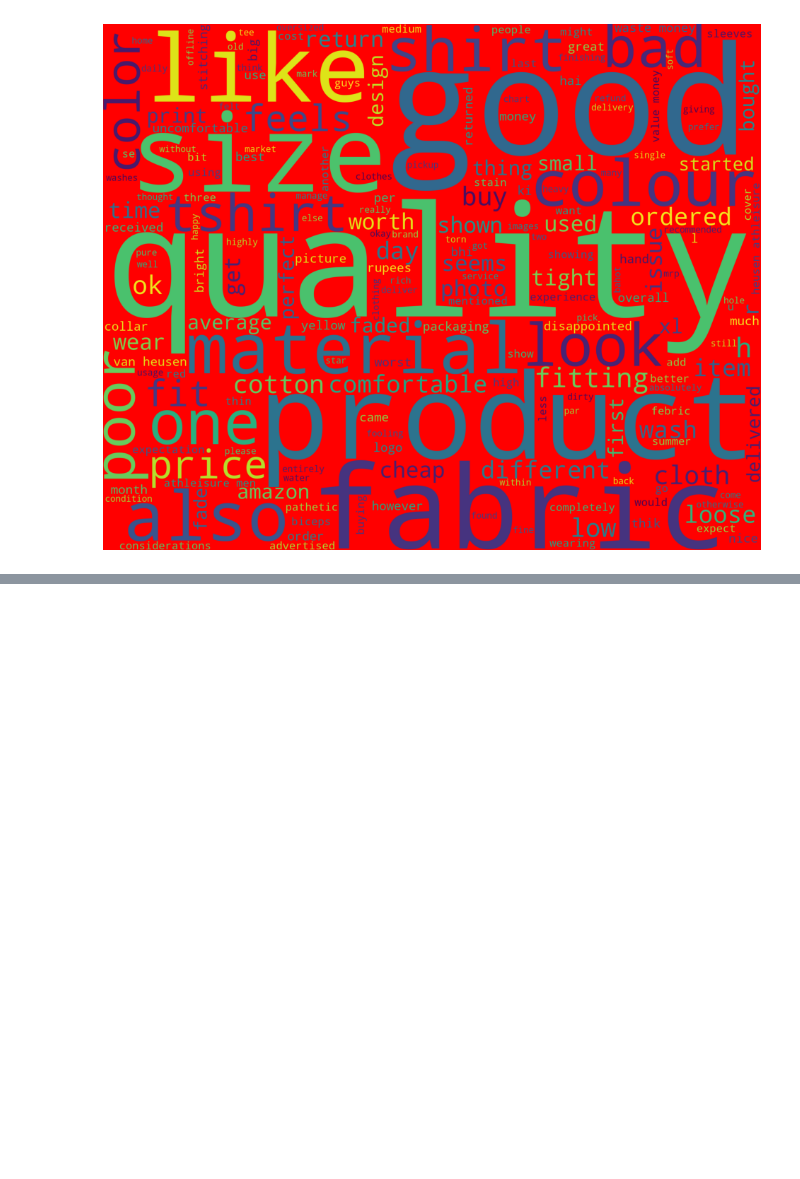
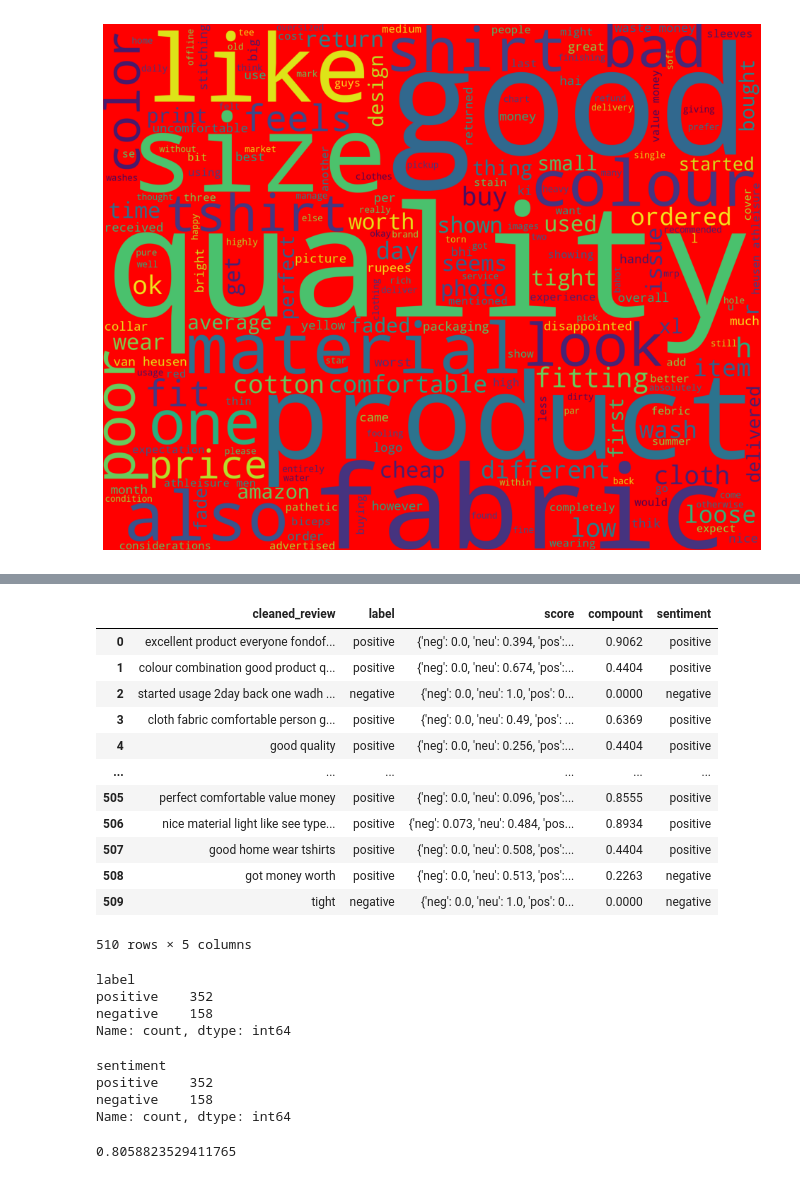
Before and after one commit to Prakash-Kani/Sentiment-Analysis-of-Amazon-Product-Reviews-Using-Web-Scraping-and-Natural-Language-Processing, a Jupyter notebook: Sentiment_Analysis.ipynb, the cells around one changed output, grey strips where cells are left out. Drawn from its saved outputs; the diff is of its cells as text; code cells hidden in the pictures; blank space fills up the shorter version.

Commit message:
Added Sentiment Analysis

```diff
--- a/Sentiment_Analysis.ipynb
+++ b/Sentiment_Analysis.ipynb
@@ -229,0 +237,5 @@ plt.show()
+# %%
+model = SentimentIntensityAnalyzer()
+# %%
+df2 = df1[['cleaned_review', 'label']]
+df2
@@ -229,0 +272,3 @@ plt.show()
+# %%
+df2['score'] = df2['cleaned_review'].apply(lambda x: model.polarity_scores(x))
+df2
@@ -229,0 +294,3 @@ plt.show()
+# %%
+df2['compount'] = df2.score.apply(lambda x: x['compound'])
+df2
@@ -229,0 +311,36 @@ plt.show()
+# %%
+df2['sentiment'] = df2.compount.apply(lambda x: 'positive' if x> 0.4 else 'negative')
+df2
+# %% [output]
+|  | cleaned_review | label | score | compount | sentiment |
+| 0 | excellent product everyone fondof... | positive | {'neg': 0.0, 'neu': 0.394, 'pos':... | 0.9062 | positive |
+| 1 | colour combination good product q... | positive | {'neg': 0.0, 'neu': 0.674, 'pos':... | 0.4404 | positive |
+| 2 | started usage 2day back one wadh ... | negative | {'neg': 0.0, 'neu': 1.0, 'pos': 0... | 0.0000 | negative |
+| 3 | cloth fabric comfortable person g... | positive | {'neg': 0.0, 'neu': 0.49, 'pos': ... | 0.6369 | positive |
+| 4 | good quality | positive | {'neg': 0.0, 'neu': 0.256, 'pos':... | 0.4404 | positive |
+| ... | ... | ... | ... | ... | ... |
+| 505 | perfect comfortable value money | positive | {'neg': 0.0, 'neu': 0.096, 'pos':... | 0.8555 | positive |
+| 506 | nice material light like see type... | positive | {'neg': 0.073, 'neu': 0.484, 'pos... | 0.8934 | positive |
+| 507 | good home wear tshirts | positive | {'neg': 0.0, 'neu': 0.508, 'pos':... | 0.4404 | positive |
+| 508 | got money worth | positive | {'neg': 0.0, 'neu': 0.513, 'pos':... | 0.2263 | negative |
+| 509 | tight | negative | {'neg': 0.0, 'neu': 1.0, 'pos': 0... | 0.0000 | negative |
+510 rows × 5 columns
+# %%
+df2.label.value_counts()
+# %% [output]
+label
+positive    352
+negative    158
+Name: count, dtype: int64
+# %%
+df2.sentiment.value_counts()
+# %% [output]
+sentiment
+positive    352
+negative    158
+Name: count, dtype: int64
+# %%
+from sklearn.metrics import accuracy_score
+accuracy_score(df2.label, df2.sentiment)
+# %% [output]
+0.8058823529411765
```
Also changed, not shown: parts of 7 cells of this notebook.
